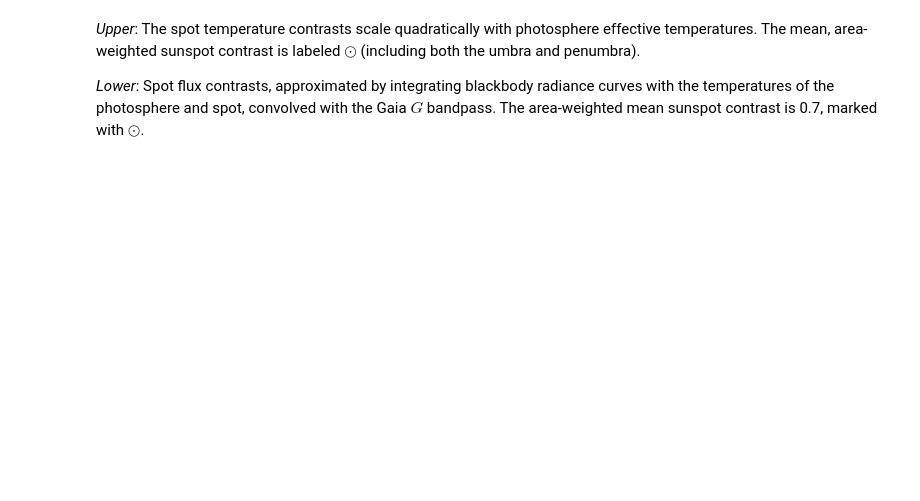
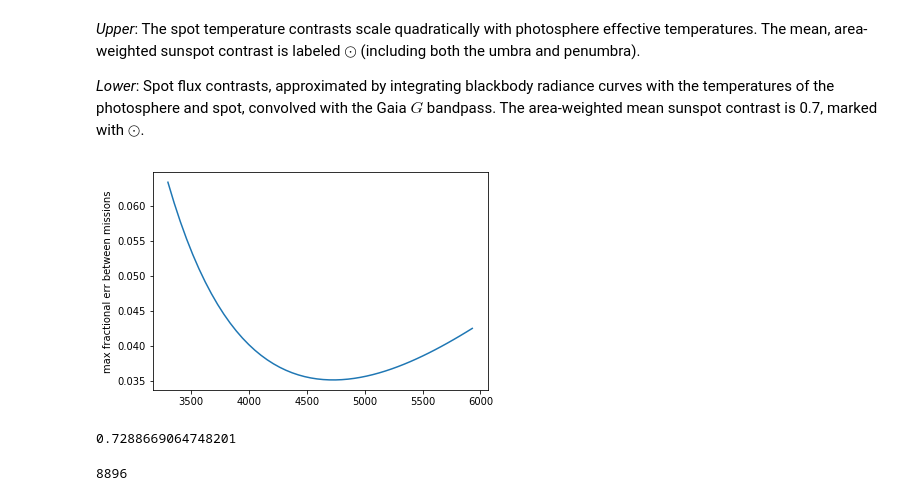
Before and after one commit to bmorris3/mrspoc, a Jupyter notebook: notebooks/spot_contrasts.ipynb, the cells around one changed output. Drawn from its saved outputs; the diff is of its cells as text; code cells hidden in the pictures; blank space fills up the shorter version.

```diff
--- a/notebooks/spot_contrasts.ipynb
+++ b/notebooks/spot_contrasts.ipynb
@@ -225,3 +217,24 @@ fig.savefig('contrasts.pdf', bbox_inches='tight')
 *Upper*: The spot temperature contrasts scale quadratically with photosphere effective temperatures. The mean, area-weighted sunspot contrast is labeled $\odot$ (including both the umbra and penumbra).
 
 *Lower*: Spot flux contrasts, approximated by integrating blackbody radiance curves with the temperatures of the photosphere and spot, convolved with the Gaia $G$ bandpass. The area-weighted mean sunspot contrast is 0.7, marked with $\odot$.
+# %%
+# plt.plot(temp_phots, gaia_best_contrasts)
+# plt.plot(temp_phots, kepler_contrasts)
+# plt.plot(temp_phots, tess_contrasts)
+
+diffs = [np.array(kepler_contrasts) - np.array(gaia_best_contrasts),
+         np.array(tess_contrasts) - np.array(gaia_best_contrasts)]
+
+plt.plot(temp_phots, np.mean(np.abs(diffs)/np.array(gaia_best_contrasts), axis=0))
+plt.ylabel('max fractional err between missions')
+plt.show()
+# %% [output]
+[figure, added]
+# %%
+np.count_nonzero((table['Teff'].data < 5770) & (table['Teff'].data > 3550))/len(table)
+# %% [output]
+0.7288669064748201
+# %%
+len(table)
+# %% [output]
+8896
```
Also changed, not shown: parts of 6 cells of this notebook, 7 other files.
